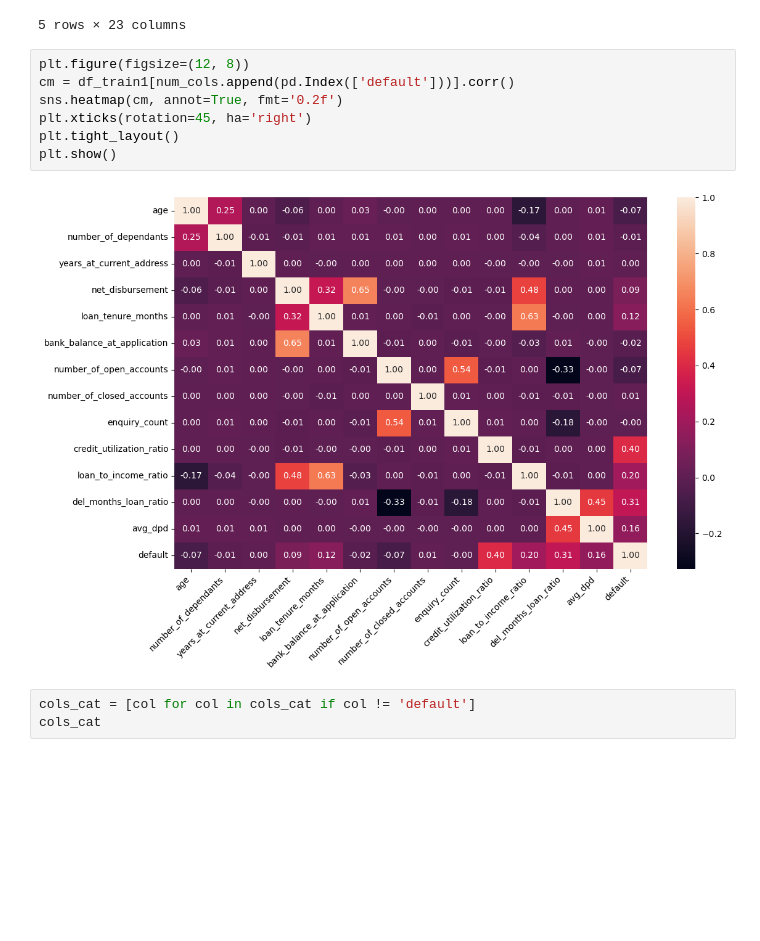
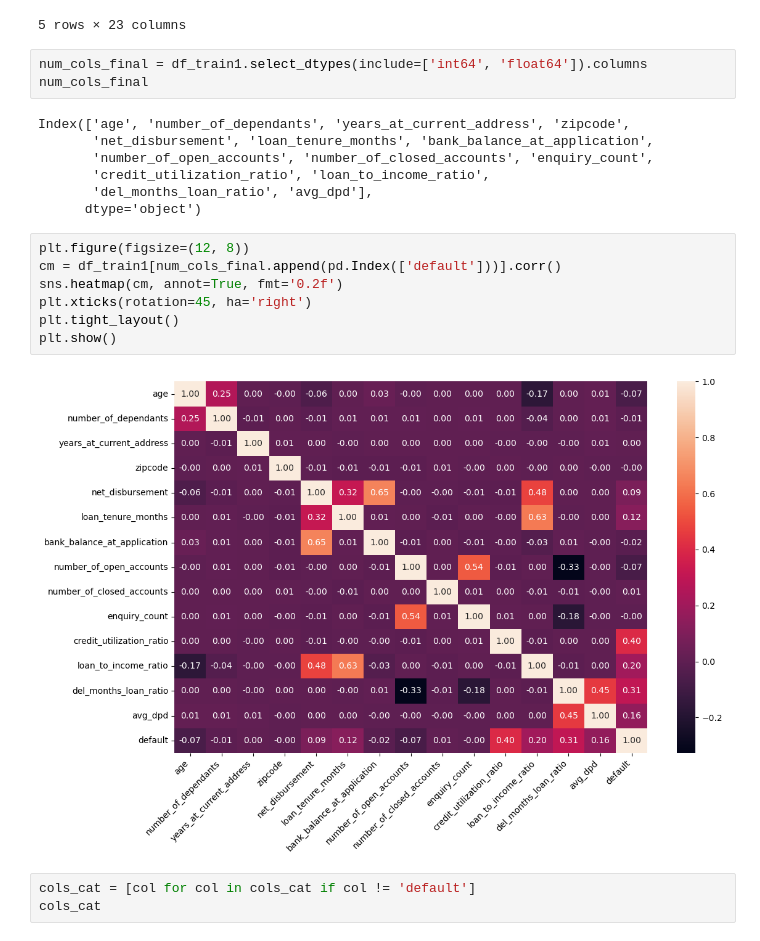
Before and after one commit to Shivangi66/ML_Classification_Credit_Scoring_Project, a Jupyter notebook: credit_score_model.ipynb, the cells around one changed output. Drawn from its saved outputs; the diff is of its cells as text; blank space fills up the shorter version.

```diff
--- a/credit_score_model.ipynb
+++ b/credit_score_model.ipynb
@@ -596,15 +585,25 @@ df_train1.head()
 | 16398 | 0.596154 | M | Married | Self-Employed | 0.6 | Rented | ... |
 | 13653 | 0.365385 | M | Single | Salaried | 0.0 | Owned | ... |
 5 rows × 23 columns
+# %%
+num_cols_final = df_train1.select_dtypes(include=['int64', 'float64']).columns
+num_cols_final
+# %% [output]
+Index(['age', 'number_of_dependants', 'years_at_current_address', 'zipcode',
+       'net_disbursement', 'loan_tenure_months', 'bank_balance_at_application',
+       'number_of_open_accounts', 'number_of_closed_accounts', 'enquiry_count',
+       'credit_utilization_ratio', 'loan_to_income_ratio',
+       'del_months_loan_ratio', 'avg_dpd'],
+      dtype='object')
 # %%
 plt.figure(figsize=(12, 8))
-cm = df_train1[num_cols.append(pd.Index(['default']))].corr()
+cm = df_train1[num_cols_final.append(pd.Index(['default']))].corr()
 sns.heatmap(cm, annot=True, fmt='0.2f')
 plt.xticks(rotation=45, ha='right')
 plt.tight_layout()
 plt.show()
 # %% [output]
-[figure, old version]
+[figure, new version]
 # %%
 cols_cat = [col for col in cols_cat if col != 'default']
 cols_cat
```
Also changed, not shown: parts of 19 cells of this notebook, 3 other files.
